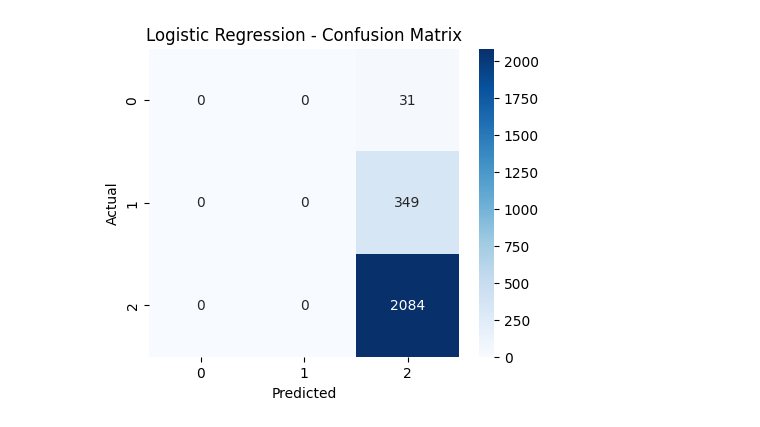
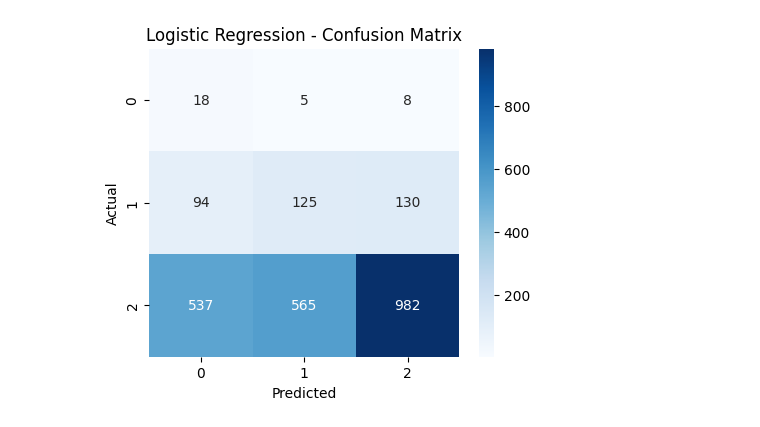
Before and after one commit to Markbkiunga/dsa1080-movie-recommendation-system, a Jupyter notebook: notebooks/week4_modelling.ipynb, the cells around one changed output. Cells and saved outputs as stored; diff of their text form; code cells hidden in the pictures.

Commit message:
Implements but still imbalanced

```diff
--- a/notebooks/week4_modelling.ipynb
+++ b/notebooks/week4_modelling.ipynb
@@ -1,89 +1,72 @@
 # %%
-# Week 4 - Model Training
+# Week 4 - Model Training (Balanced)
 
 # --- Step 0: Load and prepare data ---
 import pandas as pd
-import numpy as np
 from sklearn.model_selection import train_test_split
+from imblearn.over_sampling import RandomOverSampler
+from collections import Counter
 
-# Load cleaned dataset
+# Load dataset
 df = pd.read_csv('../data/cleaned.csv')
 
-# Confirm target values
-print("🎯 Target values:", df['Accident_severity'].unique())
-
-# --- Step 1: One-hot encode categorical columns ---
-
+# One-hot encode categorical variables
 categorical_cols = [
     'Age_band_of_driver', 'Sex_of_driver', 'Educational_level',
     'Driving_experience', 'Lanes_or_Medians', 'Types_of_Junction',
     'Road_surface_type', 'Light_conditions', 'Weather_conditions',
     'Type_of_collision', 'Vehicle_movement', 'Pedestrian_movement',
-    'Cause_of_accident', 'Vehicle_driver_relation'  # ✅ Added this missing column
+    'Cause_of_accident', 'Vehicle_driver_relation'
 ]
-
 df_encoded = pd.get_dummies(df, columns=categorical_cols, drop_first=True)
 
-# --- Step 2: Split features and target ---
+# Split features and target
 X = df_encoded.drop(columns=['Accident_severity'])
 y = df_encoded['Accident_severity']
 
-# Confirm that all features are numeric
-non_numeric_cols = X.select_dtypes(include=['object']).columns
-if len(non_numeric_cols) > 0:
-    raise ValueError(f"❌ Non-numeric columns still present: {list(non_numeric_cols)}")
-else:
-    print("✅ All input features are numeric.")
+# Ensure all features are numeric
+assert X.select_dtypes(include=['object']).empty, "❌ Non-numeric columns present"
 
 # Train-test split
 X_train, X_test, y_train, y_test = train_test_split(
     X, y, test_size=0.2, random_state=42, stratify=y
 )
 
-print(f"\n✅ Data ready: {X_train.shape[0]} training samples, {X_test.shape[0]} test samples")
+print(f"📊 Original training class distribution: {Counter(y_train)}")
 
-# --- Step 3: Train Models ---
+# Apply class balancing (oversampling minority classes)
+ros = RandomOverSampler(random_state=42)
+X_train_bal, y_train_bal = ros.fit_resample(X_train, y_train)
+
+print(f"✅ Balanced training class distribution: {Counter(y_train_bal)}")
+
+# --- Step 1: Train models ---
 from sklearn.linear_model import LogisticRegression
 from sklearn.tree import DecisionTreeClassifier
 from sklearn.ensemble import RandomForestClassifier
-from sklearn.metrics import accuracy_score, classification_report, confusion_matrix
+from sklearn.metrics import classification_report, confusion_matrix, accuracy_score
 import matplotlib.pyplot as plt
 import seaborn as sns
 
-# Logistic Regression
-print("\n🔍 Training: Logistic Regression")
-lr_model = LogisticRegression(max_iter=1000)
-lr_model.fit(X_train, y_train)
-lr_preds = lr_model.predict(X_test)
+models = {
+    'Logistic Regression': LogisticRegression(max_iter=1000),
+    'Decision Tree': DecisionTreeClassifier(random_state=42),
+    'Random Forest': RandomForestClassifier(n_estimators=100, random_state=42)
+}
 
-# Decision Tree
-print("\n🔍 Training: Decision Tree")
-dt_model = DecisionTreeClassifier(random_state=42)
-dt_model.fit(X_train, y_train)
-dt_preds = dt_model.predict(X_test)
+for name, model in models.items():
+    print(f"\n🔍 Training: {name}")
+    model.fit(X_train_bal, y_train_bal)
+    preds = model.predict(X_test)
+    print(f"\n📊 Evaluation Report - {name}")
+    print(f"Accuracy: {accuracy_score(y_test, preds):.4f}")
+    print(classification_report(y_test, preds, digits=3))
 
-# Random Forest
-print("\n🔍 Training: Random Forest")
-rf_model = RandomForestClassifier(n_estimators=100, random_state=42)
-rf_model.fit(X_train, y_train)
-rf_preds = rf_model.predict(X_test)
-
-# --- Step 4: Evaluation Function ---
-def evaluate_model(name, y_true, y_pred):
-    print(f"\n📊 Evaluation Report - {name}")
-    print(f"Accuracy: {accuracy_score(y_true, y_pred):.4f}")
-    print(classification_report(y_true, y_pred, digits=3))
-
-    cm = confusion_matrix(y_true, y_pred)
+    cm = confusion_matrix(y_test, preds)
     plt.figure(figsize=(5, 4))
     sns.heatmap(cm, annot=True, fmt='d', cmap='Blues')
     plt.title(f"{name} - Confusion Matrix")
     plt.xlabel("Predicted")
     plt.ylabel("Actual")
     plt.show()
-
-# --- Step 5: Evaluate All Models ---
-evaluate_model("Logistic Regression", y_test, lr_preds)
-evaluate_model("Decision Tree", y_test, dt_preds)
-evaluate_model("Random Forest", y_test, rf_preds)
 # %% [output]
@@ -107 +89 @@ weighted avg      0.715     0.846     0.775      2464
-[figure, old version]
+[figure, new version]
```
Also changed, not shown: parts of 1 cell of this notebook, 5 other files.
